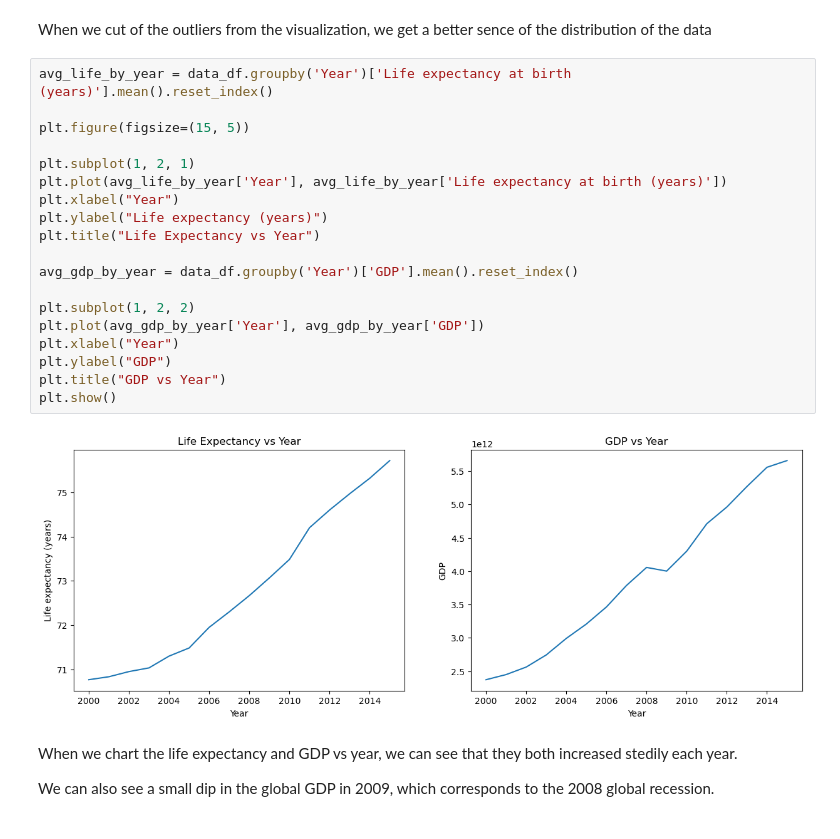
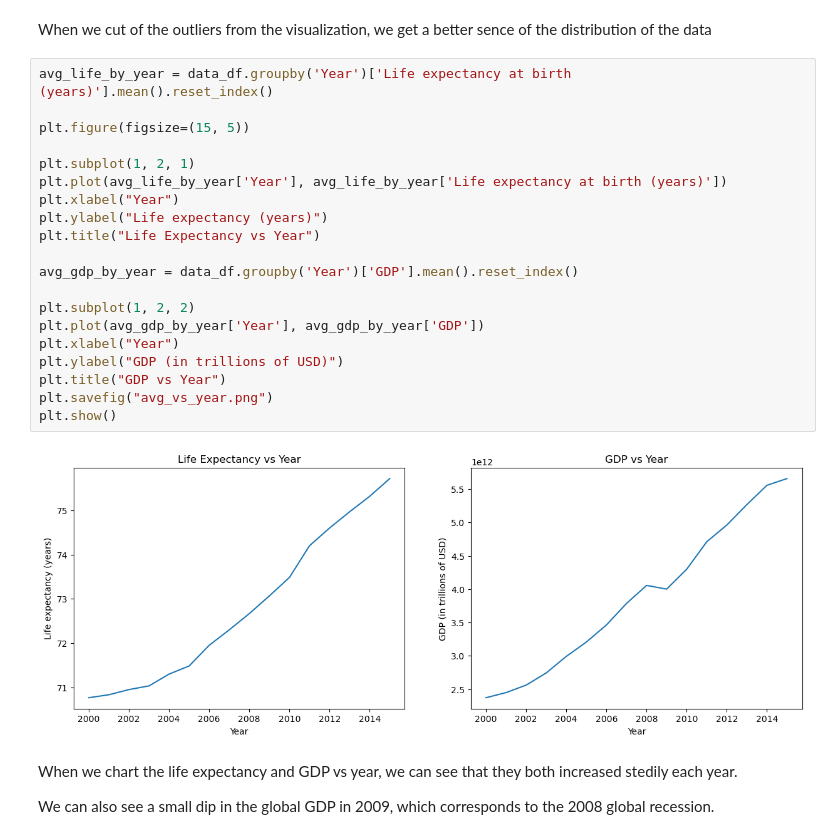
Before and after one commit to agraham02/Life-Expectancy-and-GDP-Starter, a Jupyter notebook: life_expectancy_gdp.ipynb, the cells around one changed output. Cells and saved outputs as stored; diff of their text form.

```diff
--- a/life_expectancy_gdp.ipynb
+++ b/life_expectancy_gdp.ipynb
@@ -110,24 +119,25 @@ When we cut of the outliers from the visualization, we get a better sence of the
 # %%
 avg_life_by_year = data_df.groupby('Year')['Life expectancy at birth (years)'].mean().reset_index()
 
 plt.figure(figsize=(15, 5))
 
 plt.subplot(1, 2, 1)
 plt.plot(avg_life_by_year['Year'], avg_life_by_year['Life expectancy at birth (years)'])
 plt.xlabel("Year")
 plt.ylabel("Life expectancy (years)")
 plt.title("Life Expectancy vs Year")
 
 avg_gdp_by_year = data_df.groupby('Year')['GDP'].mean().reset_index()
 
 plt.subplot(1, 2, 2)
 plt.plot(avg_gdp_by_year['Year'], avg_gdp_by_year['GDP'])
 plt.xlabel("Year")
-plt.ylabel("GDP")
+plt.ylabel("GDP (in trillions of USD)")
 plt.title("GDP vs Year")
+plt.savefig("avg_vs_year.png")
 plt.show()
 # %% [output]
-[figure, old version]
+[figure, new version]
 # %% [markdown]
 When we chart the life expectancy and GDP vs year, we can see that they both increased stedily each year.
 
```
Also changed, not shown: parts of 9 cells of this notebook.
